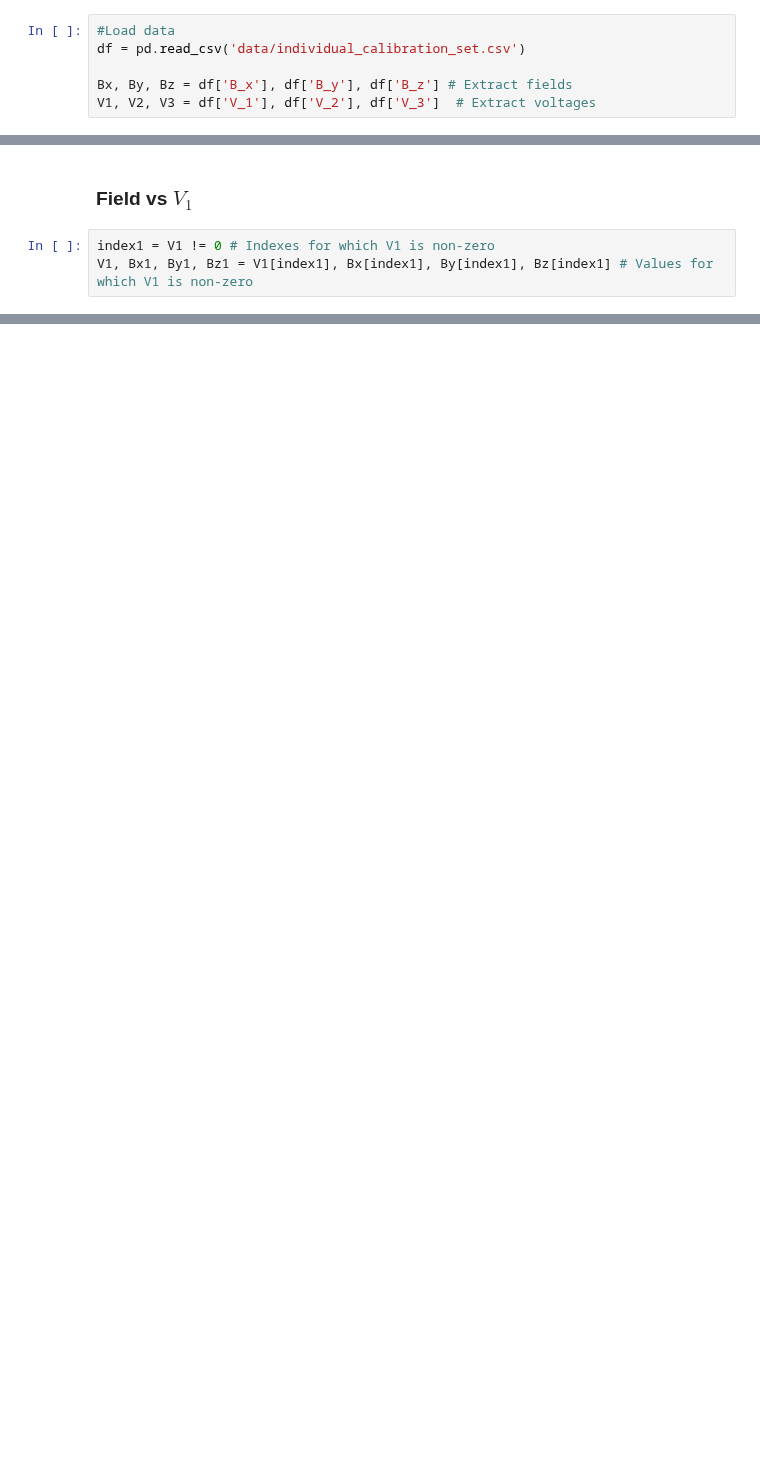
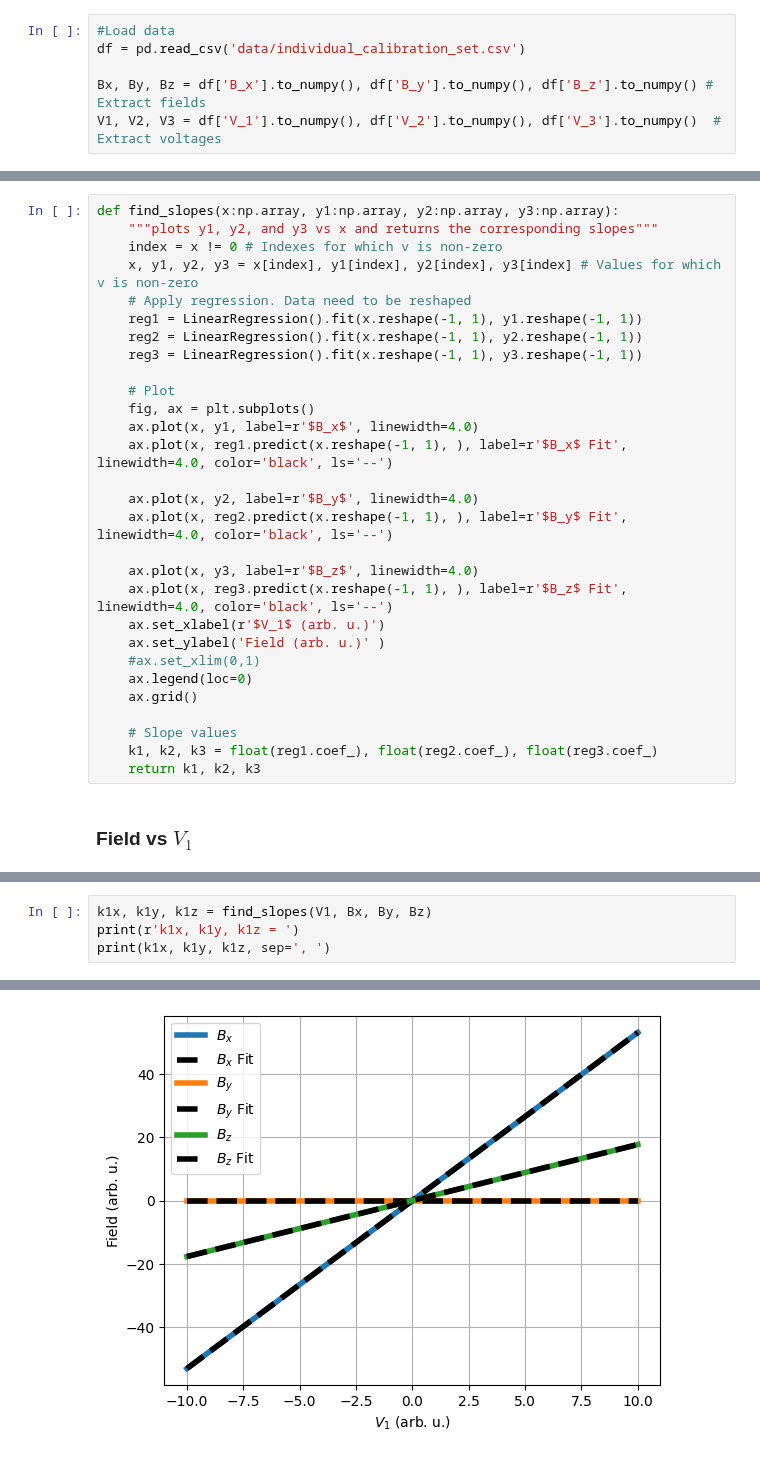
Before and after one commit to tretyakovmipt/TIRF-magnet-calibration, a Jupyter notebook: linear_calibration.ipynb, the cells around one changed output, grey strips where cells are left out. Cells and saved outputs as stored; diff of their text form; blank space fills up the shorter version.

Commit message:
created function finds slopes and applied to all data

```diff
--- a/linear_calibration.ipynb
+++ b/linear_calibration.ipynb
@@ -5,5 +7,5 @@ from matplotlib import pyplot as plt
 #Load data
 df = pd.read_csv('data/individual_calibration_set.csv')
 
-Bx, By, Bz = df['B_x'], df['B_y'], df['B_z'] # Extract fields
-V1, V2, V3 = df['V_1'], df['V_2'], df['V_3']  # Extract voltages
+Bx, By, Bz = df['B_x'].to_numpy(), df['B_y'].to_numpy(), df['B_z'].to_numpy() # Extract fields
+V1, V2, V3 = df['V_1'].to_numpy(), df['V_2'].to_numpy(), df['V_3'].to_numpy()  # Extract voltages
@@ -10,5 +14,31 @@ V1, V2, V3 = df['V_1'], df['V_2'], df['V_3']  # Extract voltages
+# %%
+def find_slopes(x:np.array, y1:np.array, y2:np.array, y3:np.array):
+    """plots y1, y2, and y3 vs x and returns the corresponding slopes"""
+    index = x != 0 # Indexes for which v is non-zero
+    x, y1, y2, y3 = x[index], y1[index], y2[index], y3[index] # Values for which v is non-zero
+    # Apply regression. Data need to be reshaped
+    reg1 = LinearRegression().fit(x.reshape(-1, 1), y1.reshape(-1, 1))
+    reg2 = LinearRegression().fit(x.reshape(-1, 1), y2.reshape(-1, 1))
+    reg3 = LinearRegression().fit(x.reshape(-1, 1), y3.reshape(-1, 1))
+
+    # Plot
+    fig, ax = plt.subplots()
+    ax.plot(x, y1, label=r'$B_x$', linewidth=4.0)
+    ax.plot(x, reg1.predict(x.reshape(-1, 1), ), label=r'$B_x$ Fit', linewidth=4.0, color='black', ls='--')
+
+    ax.plot(x, y2, label=r'$B_y$', linewidth=4.0)
+    ax.plot(x, reg2.predict(x.reshape(-1, 1), ), label=r'$B_y$ Fit', linewidth=4.0, color='black', ls='--')
+
+    ax.plot(x, y3, label=r'$B_z$', linewidth=4.0)
+    ax.plot(x, reg3.predict(x.reshape(-1, 1), ), label=r'$B_z$ Fit', linewidth=4.0, color='black', ls='--')
+    ax.set_xlabel(r'$V_1$ (arb. u.)')
+    ax.set_ylabel('Field (arb. u.)' )
+    #ax.set_xlim(0,1)
+    ax.legend(loc=0)
+    ax.grid()
+
+    # Slope values
+    k1, k2, k3 = float(reg1.coef_), float(reg2.coef_), float(reg3.coef_)
+    return k1, k2, k3
 # %% [markdown]
 ### Field vs $V_1$
-# %%
-index1 = V1 != 0 # Indexes for which V1 is non-zero
-V1, Bx1, By1, Bz1 = V1[index1], Bx[index1], By[index1], Bz[index1] # Values for which V1 is non-zero
@@ -27,0 +45,5 @@ ax.grid()
+# %%
+k1x, k1y, k1z = find_slopes(V1, Bx, By, Bz)
+print(r'k1x, k1y, k1z = ')
+print(k1x, k1y, k1z, sep=', ')
+# %% [output]
@@ -27,0 +52 @@ ax.grid()
+[figure, added]
```
Also changed, not shown: parts of 8 cells of this notebook.
